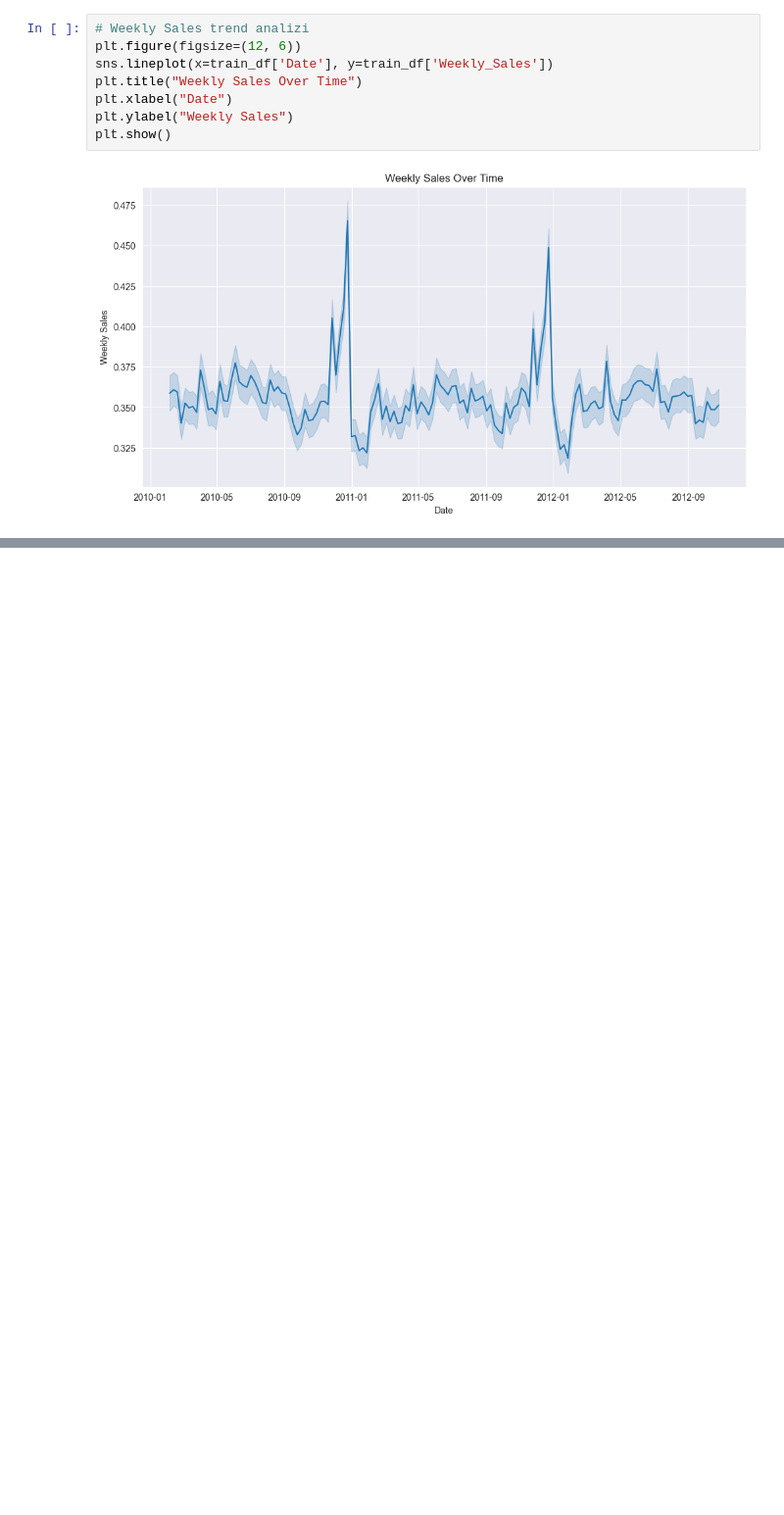
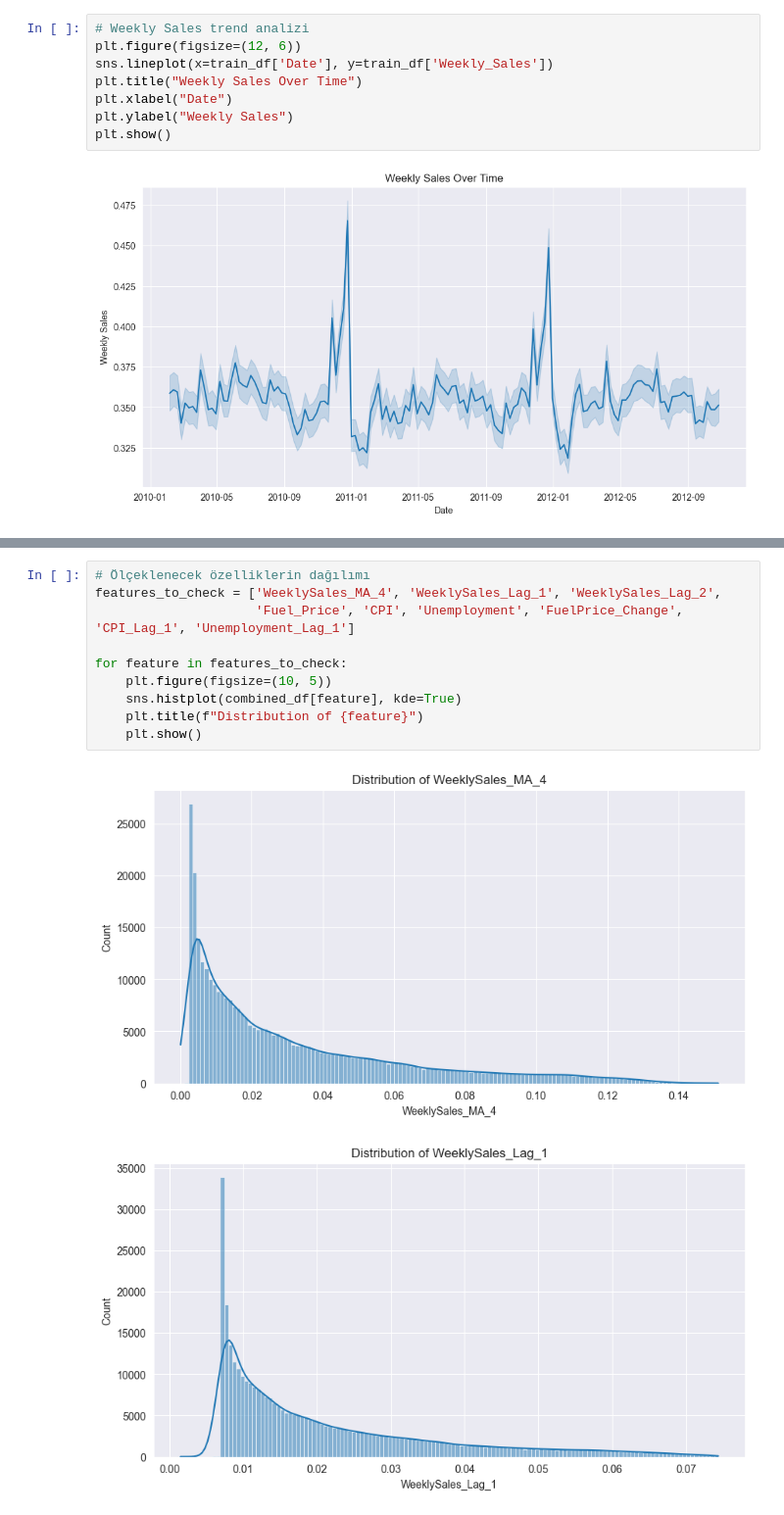
Before and after one commit to egemenozen1/Walmart-LSTM-Sales-Forecasting, a Jupyter notebook: Notebooks/Notebook1-DataCleaning.ipynb, the cells around one changed output, grey strips where cells are left out. Shown at 98% size. Cells and saved outputs as stored; diff of their text form; blank space fills up the shorter version.

```diff
--- a/Notebooks/Notebook1-DataCleaning.ipynb
+++ b/Notebooks/Notebook1-DataCleaning.ipynb
@@ -611,0 +713,13 @@ plt.show()
+# %%
+# Ölçeklenecek özelliklerin dağılımı
+features_to_check = ['WeeklySales_MA_4', 'WeeklySales_Lag_1', 'WeeklySales_Lag_2',
+                     'Fuel_Price', 'CPI', 'Unemployment', 'FuelPrice_Change', 'CPI_Lag_1', 'Unemployment_Lag_1']
+
+for feature in features_to_check:
+    plt.figure(figsize=(10, 5))
+    sns.histplot(combined_df[feature], kde=True)
+    plt.title(f"Distribution of {feature}")
+    plt.show()
+# %% [output]
+[figure, added]
+[figure, added]
```
Also changed, not shown: parts of 17 cells of this notebook.
